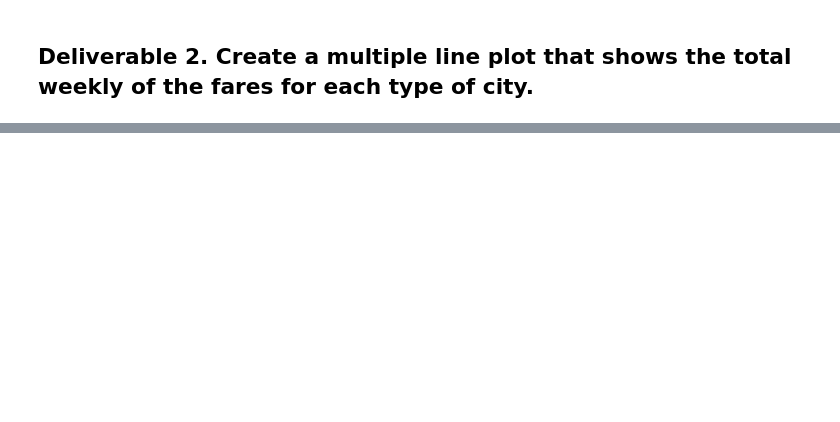
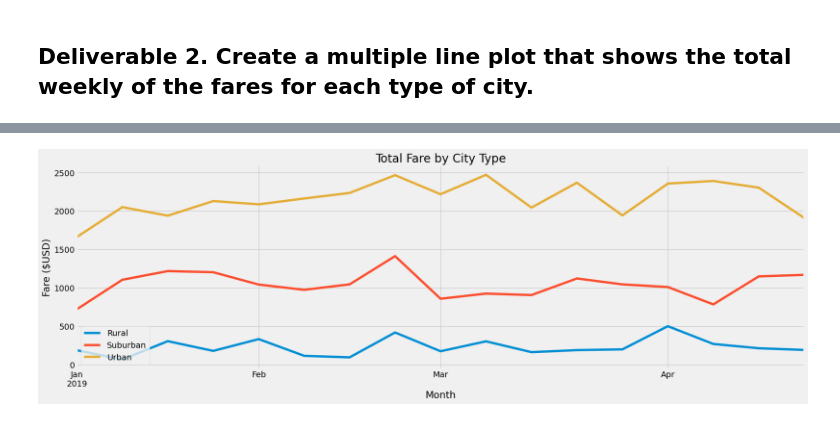
Before and after one commit to donnafraser/PyBer_Analysis, a Jupyter notebook: PyBer_Challenge.ipynb, the cells around one changed output, grey strips where cells are left out. Cells and saved outputs as stored; diff of their text form; code cells hidden in the pictures; blank space fills up the shorter version.

```diff
--- a/PyBer_Challenge.ipynb
+++ b/PyBer_Challenge.ipynb
@@ -188,0 +313,13 @@ style.use('fivethirtyeight')
+# %%
+from matplotlib import style
+style.use('fivethirtyeight')
+
+weekly_fares_df.plot(figsize = (20,6))
+plt.title("Total Fare by City Type")
+plt.xlabel("Month")
+plt.ylabel("Fare ($USD)")
+plt.legend(loc='lower left')
+plt.savefig("Challenge_fare_summary.png")
+plt.show()
+# %% [output]
+[figure, added]
```
Also changed, not shown: parts of 19 cells of this notebook, 2 other files.
